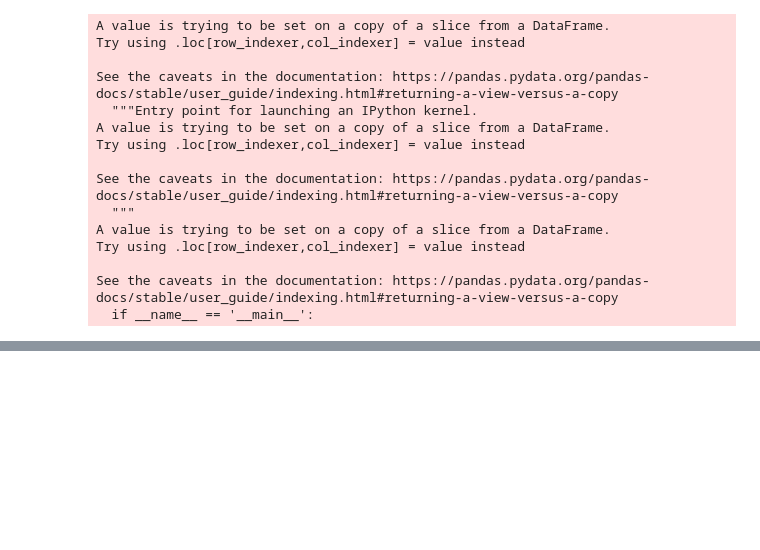
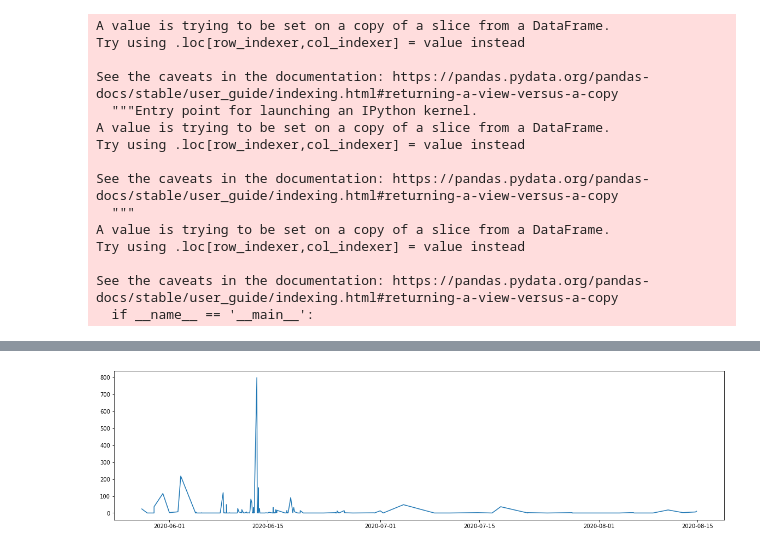
Before and after one commit to DS4A-mathemagicians/r_wallstreetbet, a Jupyter notebook: Wall Street Bet.ipynb, the cells around one changed output, grey strips where cells are left out. Cells and saved outputs as stored; diff of their text form; code cells hidden in the pictures; blank space fills up the shorter version.

```diff
--- a/Wall Street Bet.ipynb
+++ b/Wall Street Bet.ipynb
@@ -391,0 +429,8 @@ sum(MU.author)
+# %%
+HTZ = filtered_data[filtered_data.title.apply(lambda x: 'HTZ' in x)]
+# %%
+plt.figure(figsize=(20,5))
+plt.plot(HTZ.num_comments[-200:])
+HTZ.to_csv('hertz.csv')
+# %% [output]
+[figure, added]
```
Also changed, not shown: parts of 9 cells of this notebook, 2 other files.
